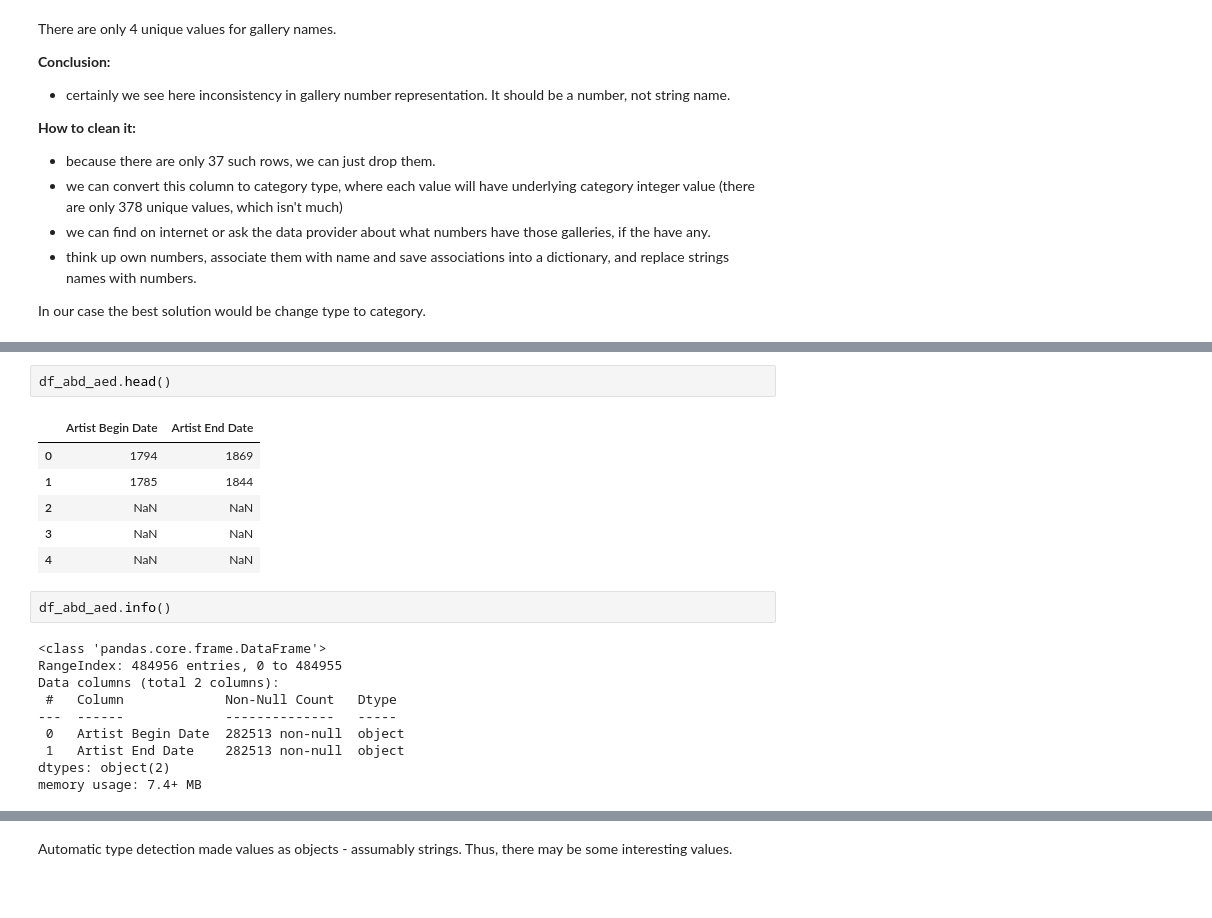
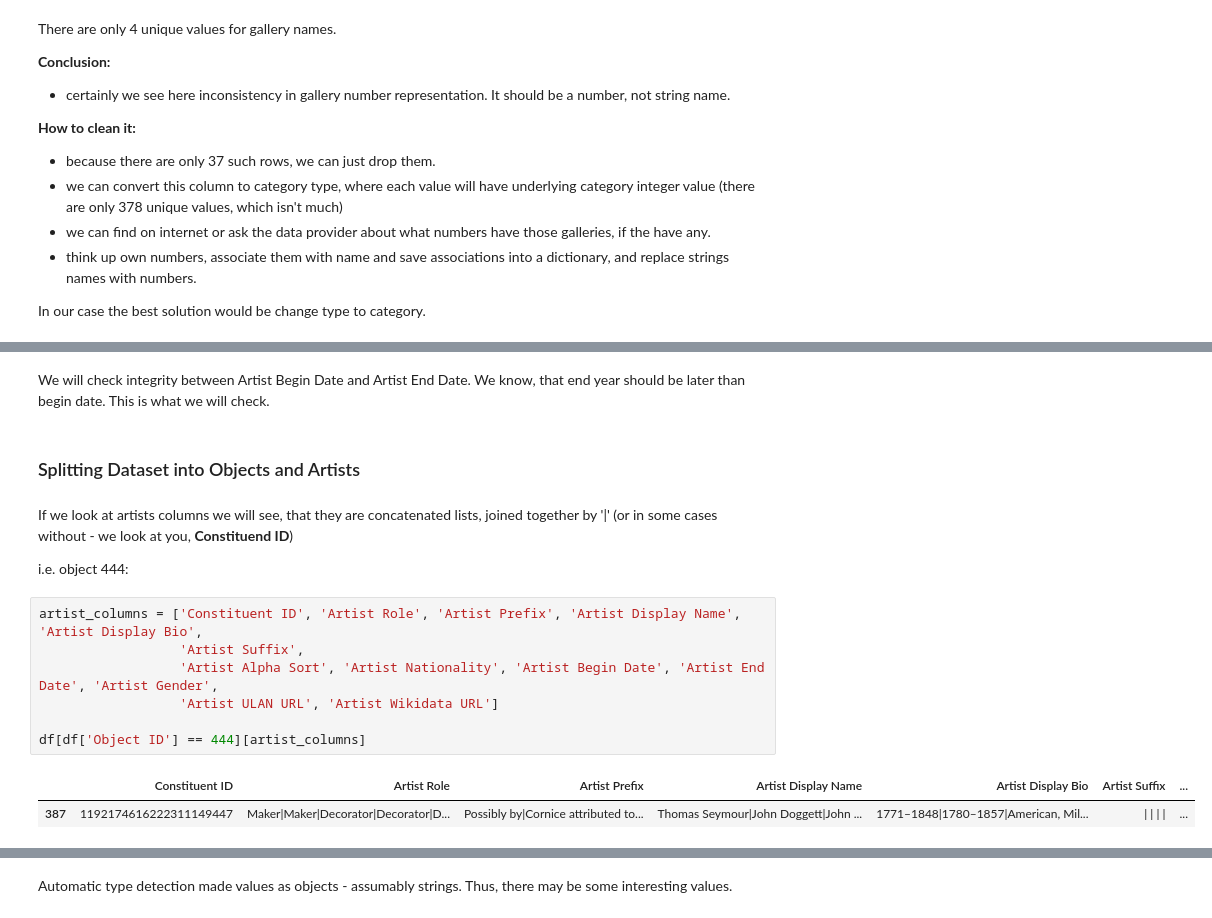
Before and after one commit to nickobard/Data-Preprocessing-Course, a Jupyter notebook: 01/01_homework.ipynb, the cells around one changed output, grey strips where cells are left out. Saved outputs shown, nothing was run; the diff lists cells and outputs as text; blank space fills up the shorter version.

```diff
--- a/01/01_homework.ipynb
+++ b/01/01_homework.ipynb
@@ -596,21 +593,18 @@ df_abd_aed = pd.read_csv(dataset_path, usecols=['Artist Begin Date', 'Artist End
-# %%
-df_abd_aed.head()
-# %% [output]
-|  | Artist Begin Date | Artist End Date |
-| 0 | 1794 | 1869 |
-| 1 | 1785 | 1844 |
-| 2 | NaN | NaN |
-| 3 | NaN | NaN |
-| 4 | NaN | NaN |
-# %%
-df_abd_aed.info()
-# %% [output]
-<class 'pandas.core.frame.DataFrame'>
-RangeIndex: 484956 entries, 0 to 484955
-Data columns (total 2 columns):
- #   Column             Non-Null Count   Dtype
----  ------             --------------   -----
- 0   Artist Begin Date  282513 non-null  object
- 1   Artist End Date    282513 non-null  object
-dtypes: object(2)
-memory usage: 7.4+ MB
+# %% [markdown]
+We will check integrity between Artist Begin Date and Artist End Date. We know, that end year should be later than begin date. This is what we will check.
+# %% [markdown]
+### Splitting Dataset into Objects and Artists
+# %% [markdown]
+If we look at artists columns we will see, that they are concatenated lists, joined together by '|' (or in some cases without - we look at you, **Constituend ID**)
+
+i.e. object 444:
+# %%
+artist_columns = ['Constituent ID', 'Artist Role', 'Artist Prefix', 'Artist Display Name', 'Artist Display Bio',
+                  'Artist Suffix',
+                  'Artist Alpha Sort', 'Artist Nationality', 'Artist Begin Date', 'Artist End Date', 'Artist Gender',
+                  'Artist ULAN URL', 'Artist Wikidata URL']
+
+df[df['Object ID'] == 444][artist_columns]
+# %% [output]
+|  | Constituent ID | Artist Role | Artist Prefix | Artist Display Name | Artist Display Bio | Artist Suffix | ... |
+| 387 | 1192174616222311149447 | Maker|Maker|Decorator|Decorator|D... | Possibly by|Cornice attributed to... | Thomas Seymour|John Doggett|John ... | 1771–1848|1780–1857|American, Mil... | | | | | | ... |
```
Also changed, not shown: parts of 14 cells of this notebook, 1 other file.
